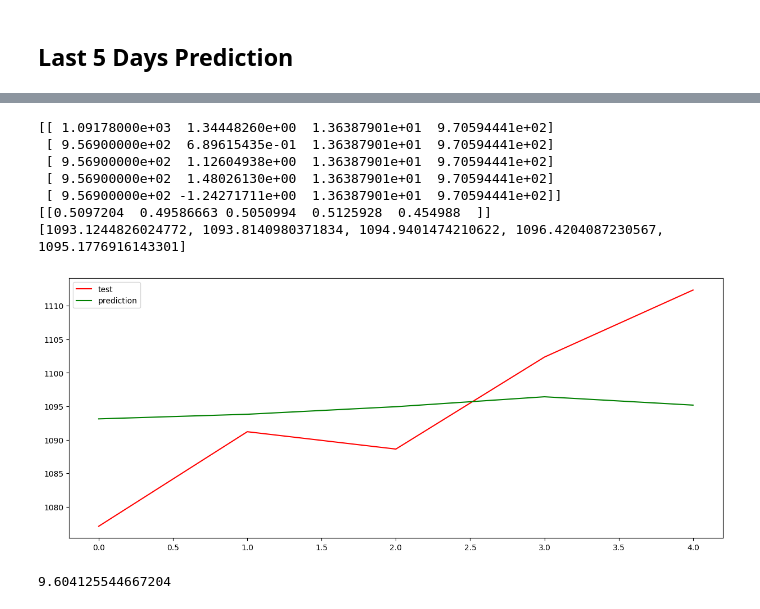
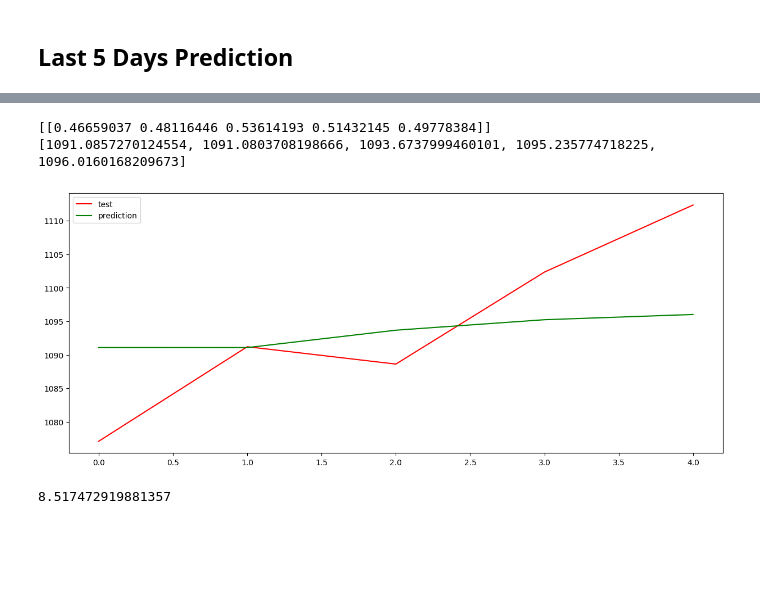
Before and after one commit to corfesh/LSEG-Quant-Challenge, a Jupyter notebook: LSTM.ipynb, the cells around one changed output, grey strips where cells are left out. Saved outputs shown, nothing was run; the diff lists cells and outputs as text; code cells hidden in the pictures; blank space fills up the shorter version.

```diff
--- a/LSTM.ipynb
+++ b/LSTM.ipynb
@@ -22,7 +25,6 @@ print(data.head())
 # %% [markdown]
 ## Process data
 # %%
-data.dropna(inplace=True)
 data.drop(['Exchange Date'], axis=1, inplace=True)
 # data.set_index('Exchange Date', inplace=True)
 print(data.head())
@@ -80,7 +82,7 @@ for j in range(len(data_set_scaled[0])):
 
 Y = []
 for i in range(lookback, data_set_scaled.shape[0] - 4):
-    Y.append(data_set_scaled[i:i+5, -3])
+    Y.append(data_set_scaled[i:i+5, 1])
 
 X = np.moveaxis(X, 0, 2)
 # Y = np.array(data_set_scaled[lookback:, -1])
@@ -137,24 +139,14 @@ from keras.models import Model
 from keras.layers import Dense, Dropout, LSTM, Input, Activation, concatenate
 
 lstm_input = Input(shape=(lookback, len(data_set_scaled[0])), name='lstm_input')
-inputs = LSTM(512, name='first_layer', return_sequences=True)(lstm_input)
-# inputs = BatchNormalization()(inputs)
-# inputs = Dropout(0.2)(inputs)
-inputs = LSTM(256, name='second_layer', return_sequences=True)(inputs)
-# inputs = BatchNormalization()(inputs)
-# inputs = Dropout(0.2)(inputs)
-inputs = LSTM(128, name='third_layer', return_sequences=True)(inputs)
-# inputs = BatchNormalization()(inputs)
-# inputs = Dropout(0.2)(inputs)
-inputs = LSTM(64, name='fourth_layer', return_sequences=True)(inputs)
-# inputs = BatchNormalization()(inputs)
-# inputs = Dropout(0.2)(inputs)
-inputs = LSTM(32, name='fifth_layer')(inputs)
+inputs = LSTM(50, name='first_layer', return_sequences=True)(lstm_input)
+inputs = LSTM(50, name='second_layer', return_sequences=False)(inputs)
+inputs = Dense(25, name='third_layer')(inputs)
 inputs = Dense(5, name='dense_layer')(inputs)
-output = Activation(keras.activations.linear, name='output')(inputs)
+output = Activation(keras.activations.tanh, name='output')(inputs)
 model = Model(inputs=lstm_input, outputs=output)
 adam = optimizers.Adam()
 model.compile(optimizer=adam, loss='mse')
-# model.fit(x=X_train, y=Y_train, batch_size=15, epochs=20, shuffle=True, validation_split=0.1)
-model.fit(x=X, y=Y, batch_size=15, epochs=20, shuffle=True, validation_split=0.1)
+model.fit(x=X_train, y=Y_train, batch_size=32, epochs=10, shuffle=True, validation_split=0.1)
+# model.fit(x=X, y=Y, batch_size=32, epochs=10, validation_split=0.1)
 # %% [output]
@@ -207,8 +200,6 @@ scaled_prediction = scaler.inverse_transform([[test[-1][-1][0], prediction[0][0]
                           [0, prediction[0][2], 0, 0],
                           [0, prediction[0][3], 0, 0],
                           [0, prediction[0][4], 0, 0]])
-
-print(scaled_prediction)
 
 last_predicted = scaled_prediction[0][0]
 prediction_set = []
@@ -219,24 +210,18 @@ for i in range(5):
 print(prediction)
 print(prediction_set)
 # %% [output]
-[[ 1.09178000e+03  1.34448260e+00  1.36387901e+01  9.70594441e+02]
- [ 9.56900000e+02  6.89615435e-01  1.36387901e+01  9.70594441e+02]
- [ 9.56900000e+02  1.12604938e+00  1.36387901e+01  9.70594441e+02]
- [ 9.56900000e+02  1.48026130e+00  1.36387901e+01  9.70594441e+02]
- [ 9.56900000e+02 -1.24271711e+00  1.36387901e+01  9.70594441e+02]]
-[[0.5097204  0.49586663 0.5050994  0.5125928  0.454988  ]]
-[1093.1244826024772, 1093.8140980371834, 1094.9401474210622, 1096.4204087230567, 1095.1776916143301]
+[[0.46659037 0.48116446 0.53614193 0.51432145 0.49778384]]
+[1091.0857270124554, 1091.0803708198666, 1093.6737999460101, 1095.235774718225, 1096.0160168209673]
 # %%
 plt.figure(figsize=(15,6))
 test_set = [1112.34, 1102.34, 1088.62, 1091.21, 1077.11][::-1]
 
-index = -1
 plt.plot(test_set, color='red', label='test')
 plt.plot(prediction_set, color='green', label='prediction')
 plt.legend()
 plt.show()
 
 print(root_mean_squared_error([prediction_set], [test_set]))
 # %% [output]
-[figure, old version]
+[figure, new version]
-9.604125544667204
+8.517472919881357
```
Also changed, not shown: parts of 4 cells of this notebook.
